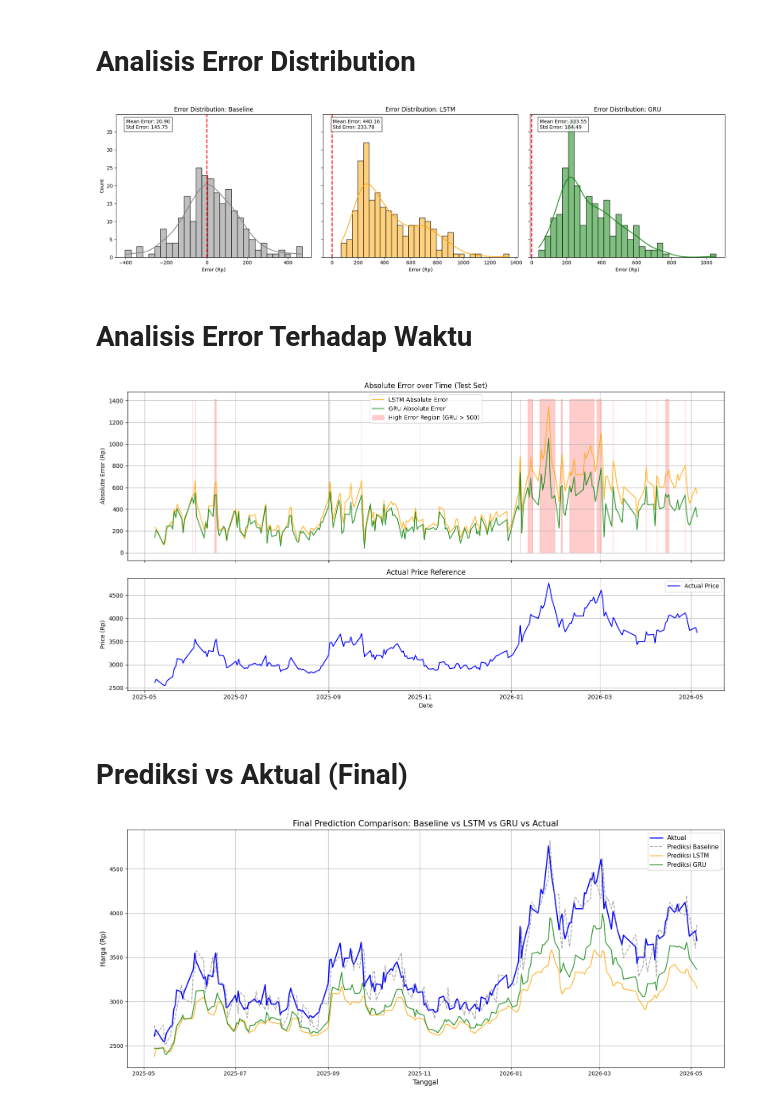
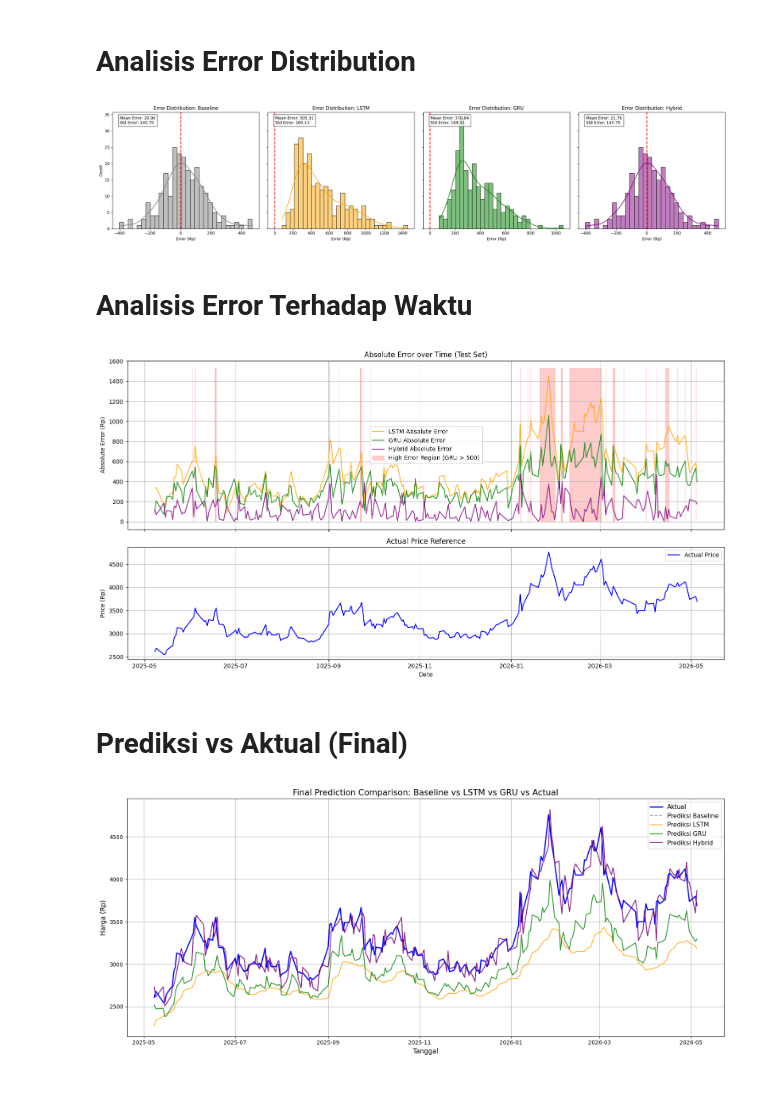
Before and after one commit to Muba-rakk/uas-prediksi-saham, a Jupyter notebook: notebooks/04_evaluasi.ipynb, the cells around one changed output. Cells and saved outputs as stored; diff of their text form; code cells hidden in the pictures.

Commit message:
Pendekatan Hybrid (Linear Regression & GCM)

```diff
--- a/notebooks/04_evaluasi.ipynb
+++ b/notebooks/04_evaluasi.ipynb
@@ -34,6 +34,9 @@ with open(MODELS_DIR / 'scaler_y.pkl', 'rb') as f:
 # Load Model Deep Learning (JANGAN training ulang)
 model_lstm = load_model(MODELS_DIR / 'lstm_antam.h5', compile=False)
 model_gru = load_model(MODELS_DIR / 'gru_antam.h5', compile=False)
+model_gru_hybrid = load_model(MODELS_DIR / 'gru_residual_antam.h5', compile=False)
+with open(MODELS_DIR / 'baseline_model.pkl', 'rb') as f:
+    model_baseline = pickle.load(f)
 
 # Load Hasil Metrik
 with open(MODELS_DIR / 'results_summary.json', 'r') as f:
@@ -70,7 +73,12 @@ Model LSTM, GRU, Scaler, dan Results Summary berhasil dimuat.
 # Hitung dan Rekap Metrik Evaluasi
 # %%
 # Prediksi model Baseline (di-load dari npy)
-y_pred_baseline = np.load(PROCESSED_DIR / 'y_pred_baseline_inv.npy')
+X_test_2d = X_test.reshape(X_test.shape[0], -1)
+y_pred_baseline_scaled = model_baseline.predict(X_test_2d)
+y_pred_baseline = scaler_y.inverse_transform(y_pred_baseline_scaled.reshape(-1, 1)).flatten()
+y_pred_hybrid_residual_scaled = model_gru_hybrid.predict(X_test).flatten()
+y_pred_hybrid_scaled = y_pred_baseline_scaled + y_pred_hybrid_residual_scaled
+y_pred_hybrid = scaler_y.inverse_transform(y_pred_hybrid_scaled.reshape(-1, 1)).flatten()
 
 # Prediksi Deep Learning pada test set & Inverse Transform
 y_pred_lstm_scaled = model_lstm.predict(X_test)
@@ -90,13 +98,14 @@ def calculate_metrics(y_true, y_pred):
 metrics_baseline = calculate_metrics(y_actual, y_pred_baseline)
 metrics_lstm = calculate_metrics(y_actual, y_pred_lstm)
 metrics_gru = calculate_metrics(y_actual, y_pred_gru)
+metrics_hybrid = calculate_metrics(y_actual, y_pred_hybrid)
 
 # Buat DataFrame
 df_metrics = pd.DataFrame({
-    'Model': ['Baseline', 'LSTM', 'GRU'],
-    'RMSE (Rp)': [metrics_baseline['RMSE'], metrics_lstm['RMSE'], metrics_gru['RMSE']],
-    'MAE (Rp)': [metrics_baseline['MAE'], metrics_lstm['MAE'], metrics_gru['MAE']],
-    'MAPE (%)': [metrics_baseline['MAPE (%)'], metrics_lstm['MAPE (%)'], metrics_gru['MAPE (%)']]
+    'Model': ['Baseline', 'LSTM', 'GRU', 'Hybrid'],
+    'RMSE (Rp)': [metrics_baseline['RMSE'], metrics_lstm['RMSE'], metrics_gru['RMSE'], metrics_hybrid['RMSE']],
+    'MAE (Rp)': [metrics_baseline['MAE'], metrics_lstm['MAE'], metrics_gru['MAE'], metrics_hybrid['MAE']],
+    'MAPE (%)': [metrics_baseline['MAPE (%)'], metrics_lstm['MAPE (%)'], metrics_gru['MAPE (%)'], metrics_hybrid['MAPE (%)']]
 })
 
 print("=== Tabel Metrik Final (X_test) ===")
@@ -127,51 +132,63 @@ display(df_metrics.style.format({
 err_baseline = y_actual - y_pred_baseline
 err_lstm = y_actual - y_pred_lstm
 err_gru = y_actual - y_pred_gru
+err_hybrid = y_actual - y_pred_hybrid
 
 # Plotting Error Distribution
-fig, axes = plt.subplots(1, 3, figsize=(18, 5), sharey=True)
+fig, axes = plt.subplots(1, 4, figsize=(22, 5), sharey=True)
 
 # Baseline
 sns.histplot(err_baseline, bins=30, kde=True, ax=axes[0], color='gray')
 axes[0].axvline(0, color='red', linestyle='--', linewidth=2)
 axes[0].set_title('Error Distribution: Baseline')
 axes[0].set_xlabel('Error (Rp)')
 axes[0].text(0.05, 0.9, f"Mean Error: {err_baseline.mean():.2f}\nStd Error: {err_baseline.std():.2f}",
              transform=axes[0].transAxes, fontsize=10, bbox=dict(facecolor='white', alpha=0.8))
 
 # LSTM
 sns.histplot(err_lstm, bins=30, kde=True, ax=axes[1], color='orange')
 axes[1].axvline(0, color='red', linestyle='--', linewidth=2)
 axes[1].set_title('Error Distribution: LSTM')
 axes[1].set_xlabel('Error (Rp)')
 axes[1].text(0.05, 0.9, f"Mean Error: {err_lstm.mean():.2f}\nStd Error: {err_lstm.std():.2f}",
              transform=axes[1].transAxes, fontsize=10, bbox=dict(facecolor='white', alpha=0.8))
 
 # GRU
 sns.histplot(err_gru, bins=30, kde=True, ax=axes[2], color='green')
 axes[2].axvline(0, color='red', linestyle='--', linewidth=2)
 axes[2].set_title('Error Distribution: GRU')
 axes[2].set_xlabel('Error (Rp)')
 axes[2].text(0.05, 0.9, f"Mean Error: {err_gru.mean():.2f}\nStd Error: {err_gru.std():.2f}",
              transform=axes[2].transAxes, fontsize=10, bbox=dict(facecolor='white', alpha=0.8))
 
+
+# Hybrid
+sns.histplot(err_hybrid, bins=30, kde=True, ax=axes[3], color='purple')
+axes[3].axvline(0, color='red', linestyle='--', linewidth=2)
+axes[3].set_title('Error Distribution: Hybrid')
+axes[3].set_xlabel('Error (Rp)')
+axes[3].text(0.05, 0.9, f"Mean Error: {err_hybrid.mean():.2f}\nStd Error: {err_hybrid.std():.2f}",
+             transform=axes[3].transAxes, fontsize=10, bbox=dict(facecolor='white', alpha=0.8))
+
 plt.tight_layout()
 plt.savefig(FIGURES_DIR / 'error_distribution.png')
 plt.show()
 # %% [output]
-[figure, old version]
+[figure, new version]
 # %% [markdown]
 # Analisis Error Terhadap Waktu
 # %%
 # Hitung Absolute Error
 abs_err_lstm = np.abs(err_lstm)
 abs_err_gru = np.abs(err_gru)
+abs_err_hybrid = np.abs(err_hybrid)
 
 fig, (ax1, ax2) = plt.subplots(2, 1, figsize=(15, 8), sharex=True, gridspec_kw={'height_ratios': [1.5, 1]})
 
 # Subplot 1: Absolute Error
 ax1.plot(test_dates, abs_err_lstm, color='orange', alpha=0.8, label='LSTM Absolute Error')
 ax1.plot(test_dates, abs_err_gru, color='green', alpha=0.8, label='GRU Absolute Error')
+ax1.plot(test_dates, abs_err_hybrid, color='purple', alpha=0.8, label='Hybrid Absolute Error')
 
 # Tandai periode di mana error GRU > 500 dengan shading merah
 high_error_mask = abs_err_gru > 500
@@ -195,7 +212,7 @@ plt.tight_layout()
 plt.savefig(FIGURES_DIR / 'error_vs_time.png')
 plt.show()
 # %% [output]
-[figure, old version]
+[figure, new version]
 # %% [markdown]
 # Prediksi vs Aktual (Final)
 # %%
@@ -206,6 +223,7 @@ plt.plot(test_dates, y_actual, color='blue', linewidth=2, label='Aktual')
 plt.plot(test_dates, y_pred_baseline, color='gray', linestyle='--', alpha=0.7, label='Prediksi Baseline')
 plt.plot(test_dates, y_pred_lstm, color='orange', alpha=0.85, label='Prediksi LSTM')
 plt.plot(test_dates, y_pred_gru, color='green', alpha=0.85, label='Prediksi GRU')
+plt.plot(test_dates, y_pred_hybrid, color='purple', alpha=0.85, label='Prediksi Hybrid')
 
 plt.title('Final Prediction Comparison: Baseline vs LSTM vs GRU vs Actual', fontsize=15)
 plt.xlabel('Tanggal', fontsize=12)
@@ -217,4 +235,4 @@ plt.tight_layout()
 plt.savefig(FIGURES_DIR / 'final_prediction_comparison.png')
 plt.show()
 # %% [output]
-[figure, old version]
+[figure, new version]
```
Also changed, not shown: parts of 2 cells of this notebook, 2 other files.
